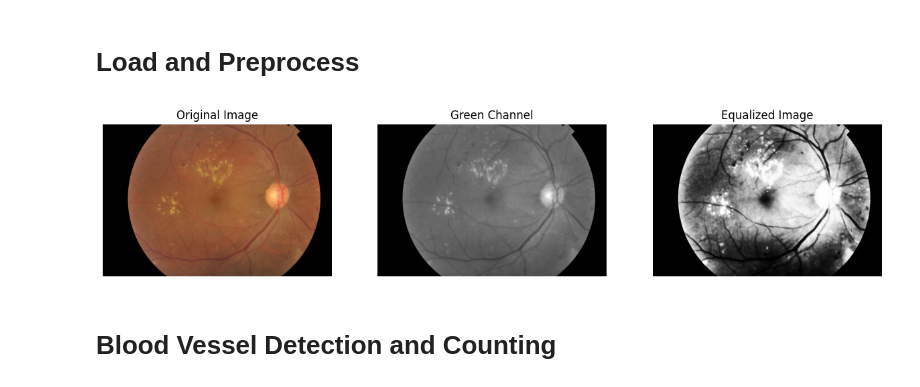
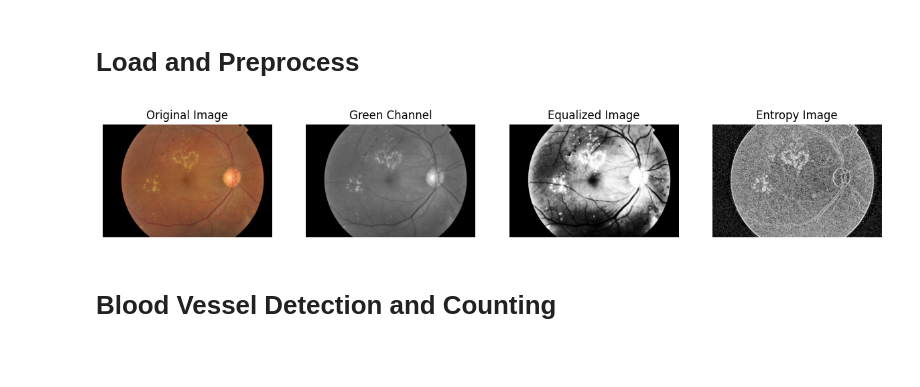
Before and after one commit to CaelynViljoen/ELEN4012A-Investigation-Project, a Jupyter notebook: Src/FeatureEngineering/FeatureExtraction.ipynb, the cells around one changed output. Drawn from its saved outputs; the diff is of its cells as text; code cells hidden in the pictures; blank space fills up the shorter version.

```diff
--- a/Src/FeatureEngineering/FeatureExtraction.ipynb
+++ b/Src/FeatureEngineering/FeatureExtraction.ipynb
@@ -10,6 +10,8 @@ from skimage import filters, measure, morphology
 from skimage.morphology import skeletonize, label
 from skimage.measure import regionprops
 from skimage.feature import local_binary_pattern
+from skimage.filters.rank import entropy
+from skimage.morphology import disk
 
 # Load and preprocess the image
 def load_and_preprocess_image(image_path):
@@ -36,39 +38,46 @@ def load_and_preprocess_image(image_path):
     green_channel = denoised_image[:, :, 1]
 
     # Apply a Gaussian filter to smooth the green channel
     smoothed = cv2.GaussianBlur(green_channel, (5, 5), 0)
 
     # Apply histogram equalization to enhance contrast in the green channel
     equalized = cv2.equalizeHist(smoothed)
 
-    return image_with_black_bg, green_channel, equalized
+    entropy_img = entropy(gray, disk(1))
+
+    return image_with_black_bg, green_channel, equalized, entropy_img
 
 # Load image
 image_path = r"..\..\Data\APTOS-2019 Dataset\train_images\train_images\e229aca862c7.png"
 
-image_with_black_bg, green_channel, equalized_image = load_and_preprocess_image(image_path)
+image_with_black_bg, green_channel, equalized_image, entropy_img = load_and_preprocess_image(image_path)
 
 # Visualize the original, green channel, and equalized image
 plt.figure(figsize=(15,5))
 
-plt.subplot(1, 3, 1)
+plt.subplot(1, 4, 1)
 plt.imshow(cv2.cvtColor(image_with_black_bg, cv2.COLOR_BGR2RGB))
 plt.title("Original Image")
 plt.axis('off')
 
-plt.subplot(1, 3, 2)
+plt.subplot(1, 4, 2)
 plt.imshow(green_channel, cmap='gray')
 plt.title("Green Channel")
 plt.axis('off')
 
-plt.subplot(1, 3, 3)
+plt.subplot(1, 4, 3)
 plt.imshow(equalized_image, cmap='gray')
 plt.title("Equalized Image")
 plt.axis('off')
 
+plt.subplot(1, 4, 4)
+plt.imshow(entropy_img, cmap='gray')
+plt.title("Entropy Image")
+plt.axis('off')
+
 plt.show()
 # %% [output]
-[figure, old version]
+[figure, new version]
 # %% [markdown]
 #  Blood Vessel Detection and Counting
 # %%
```
Also changed, not shown: parts of 9 cells of this notebook.
